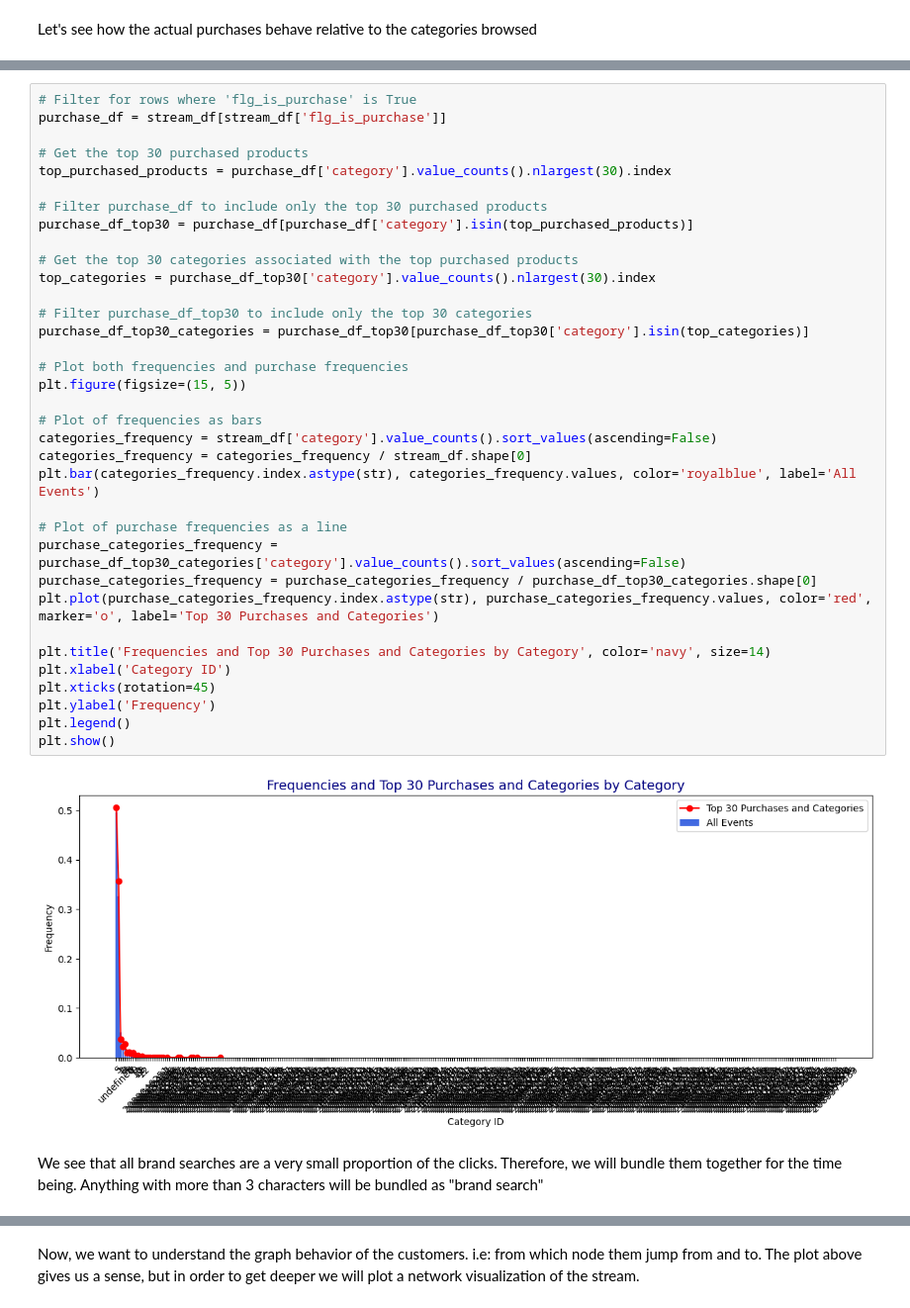
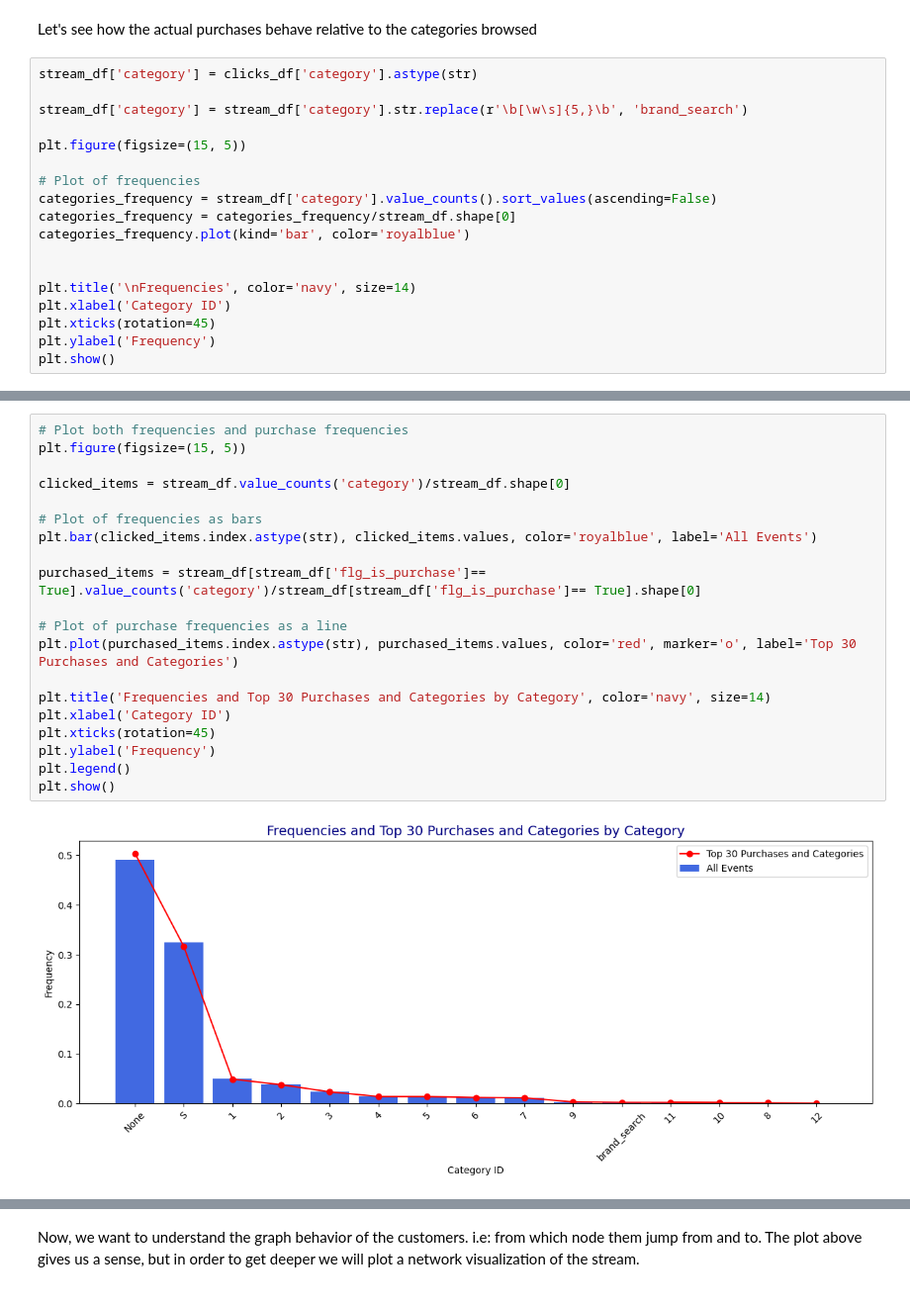
Before and after one commit to Bernardo-giff/imperial_digital_marketing, a Jupyter notebook: Prediction_algorithm.ipynb, the cells around one changed output, grey strips where cells are left out. Shown at 99% size. Saved outputs shown, nothing was run; the diff lists cells and outputs as text.

```diff
--- a/Prediction_algorithm.ipynb
+++ b/Prediction_algorithm.ipynb
@@ -93,2 +95,20 @@ plt.show()
 # %% [markdown]
 Let's see how the actual purchases behave relative to the categories browsed
+# %%
+stream_df['category'] = clicks_df['category'].astype(str)
+
+stream_df['category'] = stream_df['category'].str.replace(r'\b[\w\s]{5,}\b', 'brand_search')
+
+plt.figure(figsize=(15, 5))
+
+# Plot of frequencies
+categories_frequency = stream_df['category'].value_counts().sort_values(ascending=False)
+categories_frequency = categories_frequency/stream_df.shape[0]
+categories_frequency.plot(kind='bar', color='royalblue')
+
+
+plt.title('\nFrequencies', color='navy', size=14)
+plt.xlabel('Category ID')
+plt.xticks(rotation=45)
+plt.ylabel('Frequency')
+plt.show()
@@ -95,39 +117,22 @@ Let's see how the actual purchases behave relative to the categories browsed
 # %%
-# Filter for rows where 'flg_is_purchase' is True
-purchase_df = stream_df[stream_df['flg_is_purchase']]
-
-# Get the top 30 purchased products
-top_purchased_products = purchase_df['category'].value_counts().nlargest(30).index
-
-# Filter purchase_df to include only the top 30 purchased products
-purchase_df_top30 = purchase_df[purchase_df['category'].isin(top_purchased_products)]
-
-# Get the top 30 categories associated with the top purchased products
-top_categories = purchase_df_top30['category'].value_counts().nlargest(30).index
-
-# Filter purchase_df_top30 to include only the top 30 categories
-purchase_df_top30_categories = purchase_df_top30[purchase_df_top30['category'].isin(top_categories)]
-
 # Plot both frequencies and purchase frequencies
 plt.figure(figsize=(15, 5))
 
+clicked_items = stream_df.value_counts('category')/stream_df.shape[0]
+
 # Plot of frequencies as bars
-categories_frequency = stream_df['category'].value_counts().sort_values(ascending=False)
-categories_frequency = categories_frequency / stream_df.shape[0]
-plt.bar(categories_frequency.index.astype(str), categories_frequency.values, color='royalblue', label='All Events')
+plt.bar(clicked_items.index.astype(str), clicked_items.values, color='royalblue', label='All Events')
+
+purchased_items = stream_df[stream_df['flg_is_purchase']== True].value_counts('category')/stream_df[stream_df['flg_is_purchase']== True].shape[0]
 
 # Plot of purchase frequencies as a line
-purchase_categories_frequency = purchase_df_top30_categories['category'].value_counts().sort_values(ascending=False)
-purchase_categories_frequency = purchase_categories_frequency / purchase_df_top30_categories.shape[0]
-plt.plot(purchase_categories_frequency.index.astype(str), purchase_categories_frequency.values, color='red', marker='o', label='Top 30 Purchases and Categories')
+plt.plot(purchased_items.index.astype(str), purchased_items.values, color='red', marker='o', label='Top 30 Purchases and Categories')
 
 plt.title('Frequencies and Top 30 Purchases and Categories by Category', color='navy', size=14)
 plt.xlabel('Category ID')
 plt.xticks(rotation=45)
 plt.ylabel('Frequency')
 plt.legend()
 plt.show()
 # %% [output]
-[figure, old version]
+[figure, new version]
-# %% [markdown]
-We see that all brand searches are a very small proportion of the clicks. Therefore, we will bundle them together for the time being. Anything with more than 3 characters will be bundled as "brand search"
```
Also changed, not shown: parts of 17 cells of this notebook.
